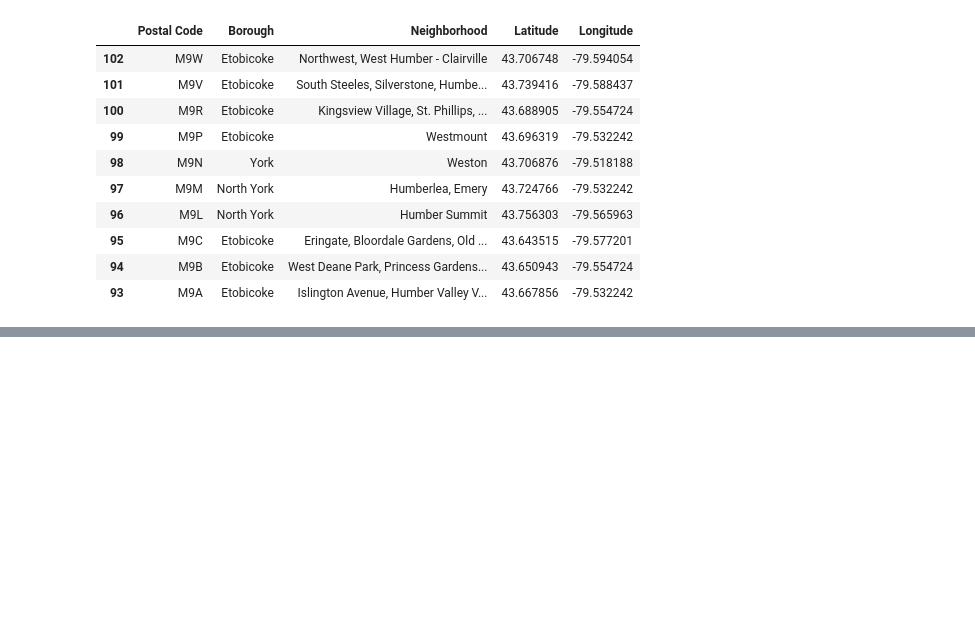
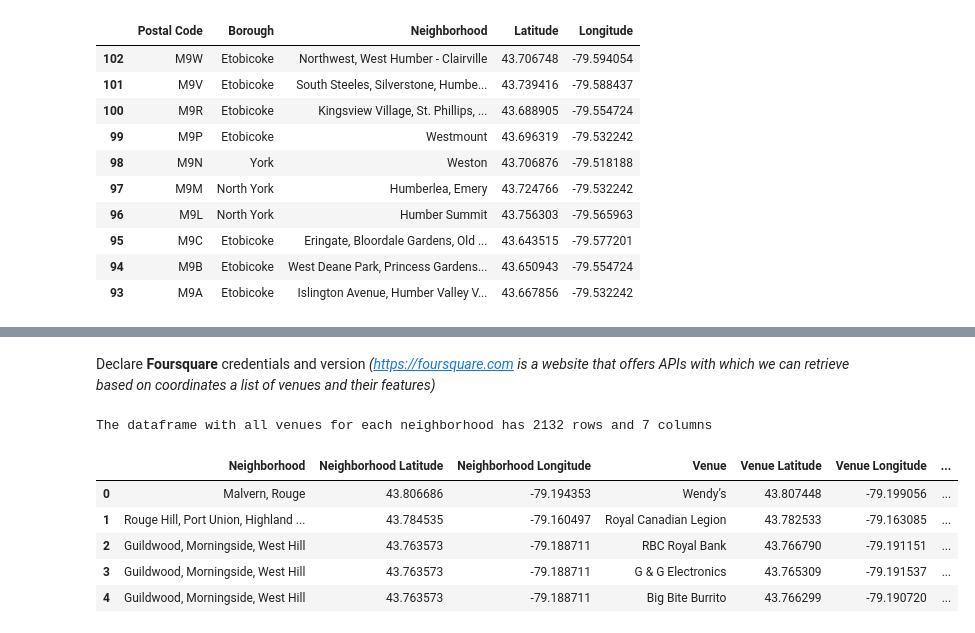
Before and after one commit to GDMNBX/github-learning, a Jupyter notebook: Segmenting & Clustering Neighborhoods in Toronto.ipynb, the cells around one changed output, grey strips where cells are left out. Cells and saved outputs as stored; diff of their text form; code cells hidden in the pictures; blank space fills up the shorter version.

```diff
--- a/Segmenting & Clustering Neighborhoods in Toronto.ipynb
+++ b/Segmenting & Clustering Neighborhoods in Toronto.ipynb
@@ -135,0 +146,3 @@ First 10 rows sorted by 'Postal Code' in descending order
+# %%
+toronto_latitude = 43.7
+toronto_longitude = -79.45
@@ -135,0 +151,18 @@ First 10 rows sorted by 'Postal Code' in descending order
+# %%
+# create map of Toronto using latitude and longitude values for each neighborhoods
+map_toronto = folium.Map(location=[toronto_latitude, toronto_longitude], zoom_start=10.5)
+
+# add markers to map
+for lat, lng, label in zip(df['Latitude'], df['Longitude'], df['Neighborhood']):
+    label = folium.Popup(label, parse_html=True)
+    folium.CircleMarker(
+        [lat, lng],
+        radius=5,
+        popup=label,
+        color='blue',
+        fill=True,
+        fill_color='#3186cc',
+        fill_opacity=0.7,
+        parse_html=False).add_to(map_toronto)
+
+map_toronto
@@ -135,0 +171,6 @@ First 10 rows sorted by 'Postal Code' in descending order
+# %% [markdown]
+Declare **Foursquare** credentials and version _(https://foursquare.com is a website that offers APIs with which we can retrieve based on coordinates a list of venues and their features)_
+# %%
+CLIENT_ID = 'QFVW1KZRJ2BOM5VMEIRWDGLAN4M5YTVXFK5XRS4NQJ5VKPUY' # your Foursquare ID
+CLIENT_SECRET = 'NAI1CPV0MEJWVQDNOXC0PJ5HR0WARV5C3LD3LI3KKVNIFPGH' # your Foursquare Secret
+VERSION = '20180605' # Foursquare API version
@@ -135,0 +217,16 @@ First 10 rows sorted by 'Postal Code' in descending order
+# %%
+toronto_venues = getNearbyVenues(names=df['Neighborhood'],
+                                   latitudes=df['Latitude'],
+                                   longitudes=df['Longitude']
+                                  )
+# %%
+print('The dataframe with all venues for each neighborhood has {} rows and {} columns'.format(toronto_venues.shape[0],toronto_venues.shape[1]))
+toronto_venues.head(5)
+# %% [output]
+The dataframe with all venues for each neighborhood has 2132 rows and 7 columns
+|  | Neighborhood | Neighborhood Latitude | Neighborhood Longitude | Venue | Venue Latitude | Venue Longitude | ... |
+| 0 | Malvern, Rouge | 43.806686 | -79.194353 | Wendy’s | 43.807448 | -79.199056 | ... |
+| 1 | Rouge Hill, Port Union, Highland ... | 43.784535 | -79.160497 | Royal Canadian Legion | 43.782533 | -79.163085 | ... |
+| 2 | Guildwood, Morningside, West Hill | 43.763573 | -79.188711 | RBC Royal Bank | 43.766790 | -79.191151 | ... |
+| 3 | Guildwood, Morningside, West Hill | 43.763573 | -79.188711 | G & G Electronics | 43.765309 | -79.191537 | ... |
+| 4 | Guildwood, Morningside, West Hill | 43.763573 | -79.188711 | Big Bite Burrito | 43.766299 | -79.190720 | ... |
```
Also changed, not shown: parts of 24 cells of this notebook.
